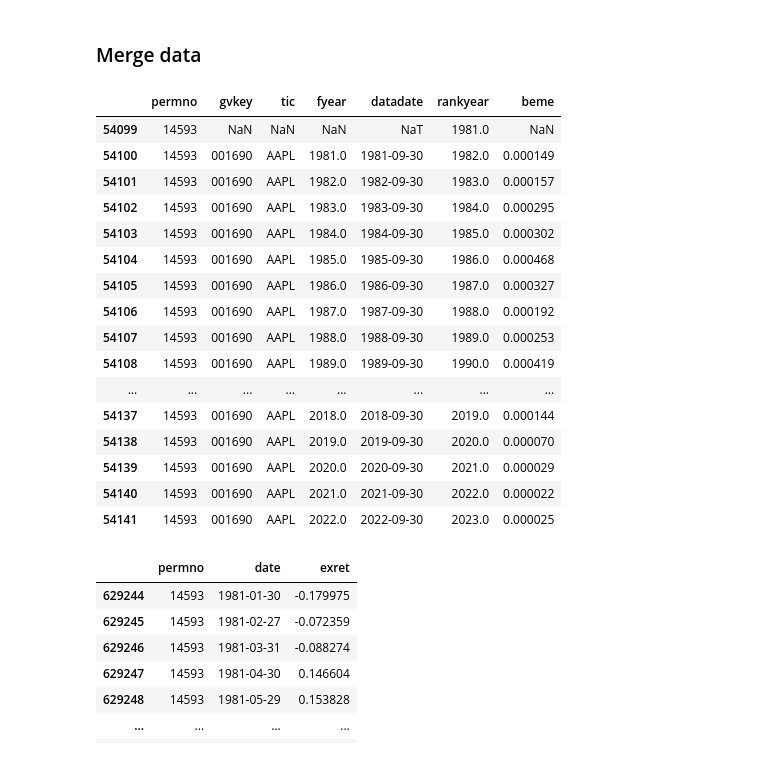
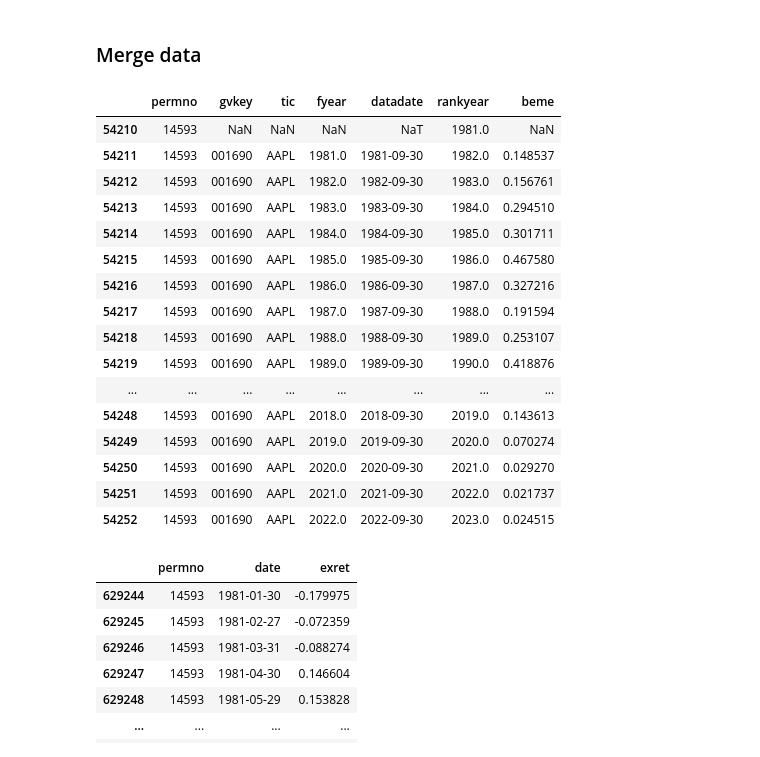
Before and after one commit to kburr97/big_data2023, a Jupyter notebook: lecture_notes/LectureNotes_05_FactorInvesting.ipynb, the cells around one changed output. Saved outputs shown, nothing was run; the diff lists cells and outputs as text; code cells hidden in the pictures.

```diff
--- a/lecture_notes/LectureNotes_05_FactorInvesting.ipynb
+++ b/lecture_notes/LectureNotes_05_FactorInvesting.ipynb
@@ -84,4 +84,4 @@ mdata = pd.read_pickle('./data/stock_monthly.pkl')
 # %%
 # adata = stock_annual.main()
-# adata.to_pickle('./data/stock_annual.pkl')
-adata = pd.read_pickle('./data/stock_annual.pkl')
+# adata.to_pickle('./stock_annual.pkl')
+adata = pd.read_pickle('./stock_annual.pkl')
@@ -165,25 +149,26 @@ mdata = mdata[mdata['lag_me'].notnull()]
 ### Merge data
 # %%
 # Example: APPLE
+adata['beme'] *= 1000
 adata[['permno', 'gvkey', 'tic', 'fyear', 'datadate', 'rankyear', 'beme']][adata.permno==14593]
 # %% [output]
 |  | permno | gvkey | tic | fyear | datadate | rankyear | beme |
-| 54099 | 14593 | NaN | NaN | NaN | NaT | 1981.0 | NaN |
-| 54100 | 14593 | 001690 | AAPL | 1981.0 | 1981-09-30 | 1982.0 | 0.000149 |
-| 54101 | 14593 | 001690 | AAPL | 1982.0 | 1982-09-30 | 1983.0 | 0.000157 |
-| 54102 | 14593 | 001690 | AAPL | 1983.0 | 1983-09-30 | 1984.0 | 0.000295 |
-| 54103 | 14593 | 001690 | AAPL | 1984.0 | 1984-09-30 | 1985.0 | 0.000302 |
-| 54104 | 14593 | 001690 | AAPL | 1985.0 | 1985-09-30 | 1986.0 | 0.000468 |
-| 54105 | 14593 | 001690 | AAPL | 1986.0 | 1986-09-30 | 1987.0 | 0.000327 |
-| 54106 | 14593 | 001690 | AAPL | 1987.0 | 1987-09-30 | 1988.0 | 0.000192 |
-| 54107 | 14593 | 001690 | AAPL | 1988.0 | 1988-09-30 | 1989.0 | 0.000253 |
-| 54108 | 14593 | 001690 | AAPL | 1989.0 | 1989-09-30 | 1990.0 | 0.000419 |
+| 54210 | 14593 | NaN | NaN | NaN | NaT | 1981.0 | NaN |
+| 54211 | 14593 | 001690 | AAPL | 1981.0 | 1981-09-30 | 1982.0 | 0.148537 |
+| 54212 | 14593 | 001690 | AAPL | 1982.0 | 1982-09-30 | 1983.0 | 0.156761 |
+| 54213 | 14593 | 001690 | AAPL | 1983.0 | 1983-09-30 | 1984.0 | 0.294510 |
+| 54214 | 14593 | 001690 | AAPL | 1984.0 | 1984-09-30 | 1985.0 | 0.301711 |
+| 54215 | 14593 | 001690 | AAPL | 1985.0 | 1985-09-30 | 1986.0 | 0.467580 |
+| 54216 | 14593 | 001690 | AAPL | 1986.0 | 1986-09-30 | 1987.0 | 0.327216 |
+| 54217 | 14593 | 001690 | AAPL | 1987.0 | 1987-09-30 | 1988.0 | 0.191594 |
+| 54218 | 14593 | 001690 | AAPL | 1988.0 | 1988-09-30 | 1989.0 | 0.253107 |
+| 54219 | 14593 | 001690 | AAPL | 1989.0 | 1989-09-30 | 1990.0 | 0.418876 |
 | ... | ... | ... | ... | ... | ... | ... | ... |
-| 54137 | 14593 | 001690 | AAPL | 2018.0 | 2018-09-30 | 2019.0 | 0.000144 |
-| 54138 | 14593 | 001690 | AAPL | 2019.0 | 2019-09-30 | 2020.0 | 0.000070 |
-| 54139 | 14593 | 001690 | AAPL | 2020.0 | 2020-09-30 | 2021.0 | 0.000029 |
-| 54140 | 14593 | 001690 | AAPL | 2021.0 | 2021-09-30 | 2022.0 | 0.000022 |
-| 54141 | 14593 | 001690 | AAPL | 2022.0 | 2022-09-30 | 2023.0 | 0.000025 |
+| 54248 | 14593 | 001690 | AAPL | 2018.0 | 2018-09-30 | 2019.0 | 0.143613 |
+| 54249 | 14593 | 001690 | AAPL | 2019.0 | 2019-09-30 | 2020.0 | 0.070274 |
+| 54250 | 14593 | 001690 | AAPL | 2020.0 | 2020-09-30 | 2021.0 | 0.029270 |
+| 54251 | 14593 | 001690 | AAPL | 2021.0 | 2021-09-30 | 2022.0 | 0.021737 |
+| 54252 | 14593 | 001690 | AAPL | 2022.0 | 2022-09-30 | 2023.0 | 0.024515 |
 # %%
 mdata[mdata.permno==14593][['permno', 'date', 'exret']]
 # %% [output]
```
Also changed, not shown: parts of 26 cells of this notebook, 1 other file.
